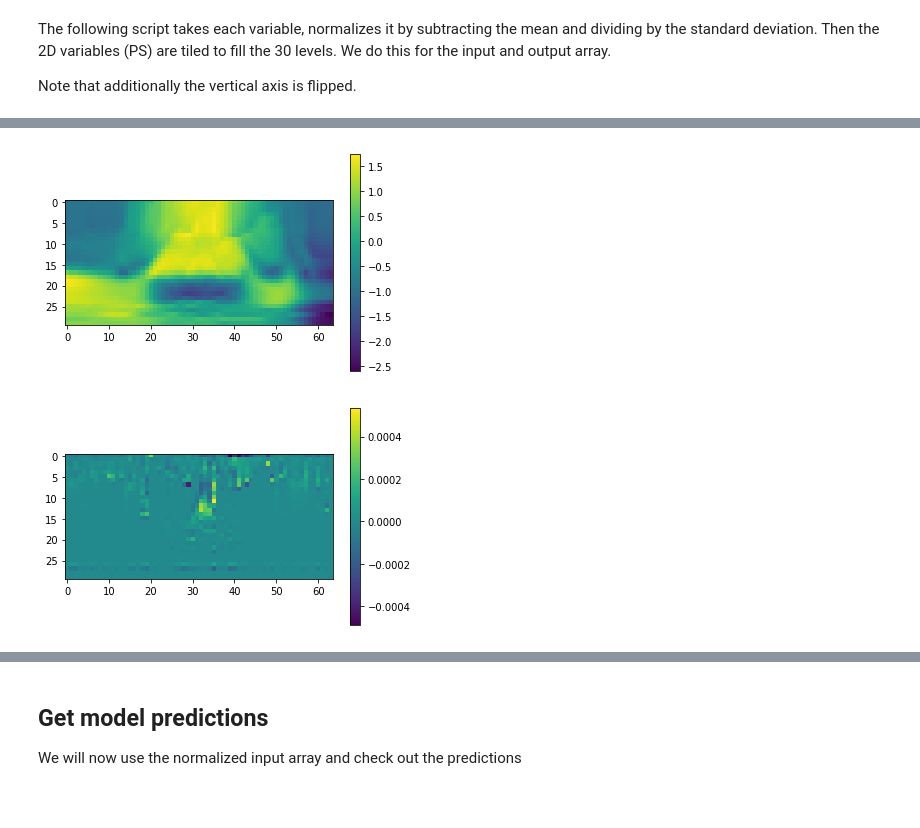
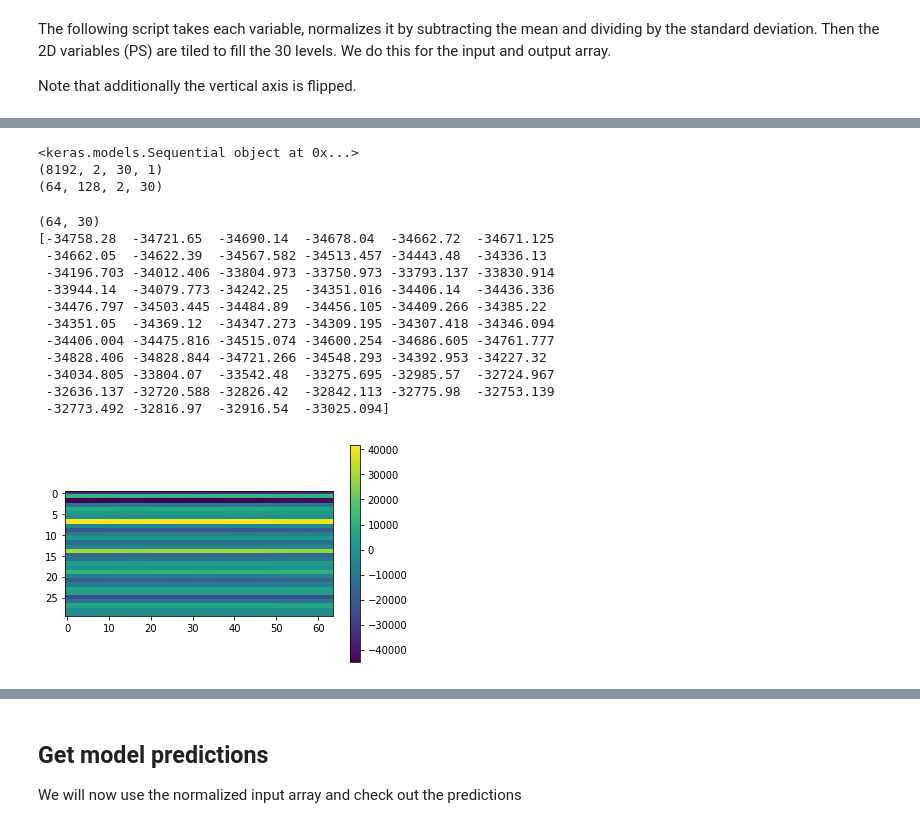
Before and after one commit to gentine/CBRAIN, a Jupyter notebook: load_keras_model.ipynb, the cells around one changed output, grey strips where cells are left out. Saved outputs shown, nothing was run; the diff lists cells and outputs as text; code cells hidden in the pictures; blank space fills up the shorter version.

```diff
--- a/load_keras_model.ipynb
+++ b/load_keras_model.ipynb
@@ -38,7 +36,7 @@ Using TensorFlow backend.
 
 Define the paths where the model and the mean and std files are stored. For me its all the same directory, so you might have to adapt.
 # %%
-model_dir = './logs/0216_103519_SPDT,SPDQ_layers_1024,1024_lr_0.00025_ac_leakyrelu_conv_False_locconv_False_vars_TAP,QAP,PS,SHFLX,LHFLX,dTdt_adiabatic,dQdt_adiabatic_batchs_1024_loss_RMSE'
+model_dir = './logs/0217_120904_SPDT,SPDQ_layers_1024,1024_lr_0.00025_ac_leakyrelu_conv_False_locconv_False_vars_TAP,QAP,PS,SHFLX,LHFLX,dTdt_adiabatic,dQdt_adiabatic_batchs_1024_loss_RMSE'
 # %%
 model_fn = '/saved_keras_model_5000.h5'
 # %%
@@ -247,0 +168,27 @@ inp_arr = convert_ds(aqua, inps)
+# %%
+#fileReader = folderPath + rawFileBase
+#print(fileReader)
+#print(config.input_names.split(","))
+iTim = 1
+#inX = a.prepareData(aqua, iTim, doLog=True)
+X = a.accessTimeData(aqua, config.input_names.split(","), iTim, doLog=True)
+#print(inX)
+X.shape
+X=np.asarray(X)
+# now change dimensions (7, 30, 64, 128) -> (8192, 7, 30, 1)
+print(X.shape[:2])
+#print(X.shape[:2]+[-1])
+shapes = X.shape
+print(shapes)
+n_lev = shapes[1]
+print(n_lev)
+print(shapes)
+#X = tf.reshape(X, [X.shape[:2],-1])# first flatten last domension
+X = np.reshape(X, (shapes[0],shapes[1],-1))# first flatten last domension
+X.shape
+X = np.transpose(X, [2,0,1]) # now cahnge axes
+X.shape
+X = np.expand_dims(X, -1)
+X.shape
+X = X[:,:,-n_lev:,:][:,:,::-1]
+X.shape
@@ -248,11 +214,30 @@ inp_arr = convert_ds(aqua, inps)
+# %%
+print(model)
+preds = model.predict(X, batch_size=1024)
+print(preds.shape)
+preds = np.reshape(preds, (shapes[2],shapes[3],-1,n_lev))# reshape
+print(preds.shape)
+# %% [output]
+<keras.models.Sequential object at 0x...>
+(8192, 2, 30, 1)
+(64, 128, 2, 30)
 # %%
-plt.imshow(unravel(inp_arr)[-1, :, 0, 0, :].T); # Vertical axis is flipped.
+toshow = preds[:,0,0,-nlev:]
+print(toshow.shape)
+plt.imshow(np.transpose(toshow,(1,0))); # Vertical axis is flipped.
 plt.colorbar();
+print(preds[:,0,0,0])
 # %% [output]
+(64, 30)
+[-34758.28  -34721.65  -34690.14  -34678.04  -34662.72  -34671.125
+ -34662.05  -34622.39  -34567.582 -34513.457 -34443.48  -34336.13
+ -34196.703 -34012.406 -33804.973 -33750.973 -33793.137 -33830.914
+ -33944.14  -34079.773 -34242.25  -34351.016 -34406.14  -34436.336
+ -34476.797 -34503.445 -34484.89  -34456.105 -34409.266 -34385.22
+ -34351.05  -34369.12  -34347.273 -34309.195 -34307.418 -34346.094
+ -34406.004 -34475.816 -34515.074 -34600.254 -34686.605 -34761.777
+ -34828.406 -34828.844 -34721.266 -34548.293 -34392.953 -34227.32
+ -34034.805 -33804.07  -33542.48  -33275.695 -32985.57  -32724.967
+ -32636.137 -32720.588 -32826.42  -32842.113 -32775.98  -32753.139
+ -32773.492 -32816.97  -32916.54  -33025.094]
-[figure, old version]
+[figure, new version]
-# %%
-# Check the non-normalized version of the output array
-plt.imshow(unravel(convert_ds(aqua, outps, normalize=False))[-1, :, 0, 0, :].T); # Vertical axis is flipped.
-plt.colorbar();
-# %% [output]
-[figure, removed]
```
Also changed, not shown: parts of 20 cells of this notebook, 1 other file.
